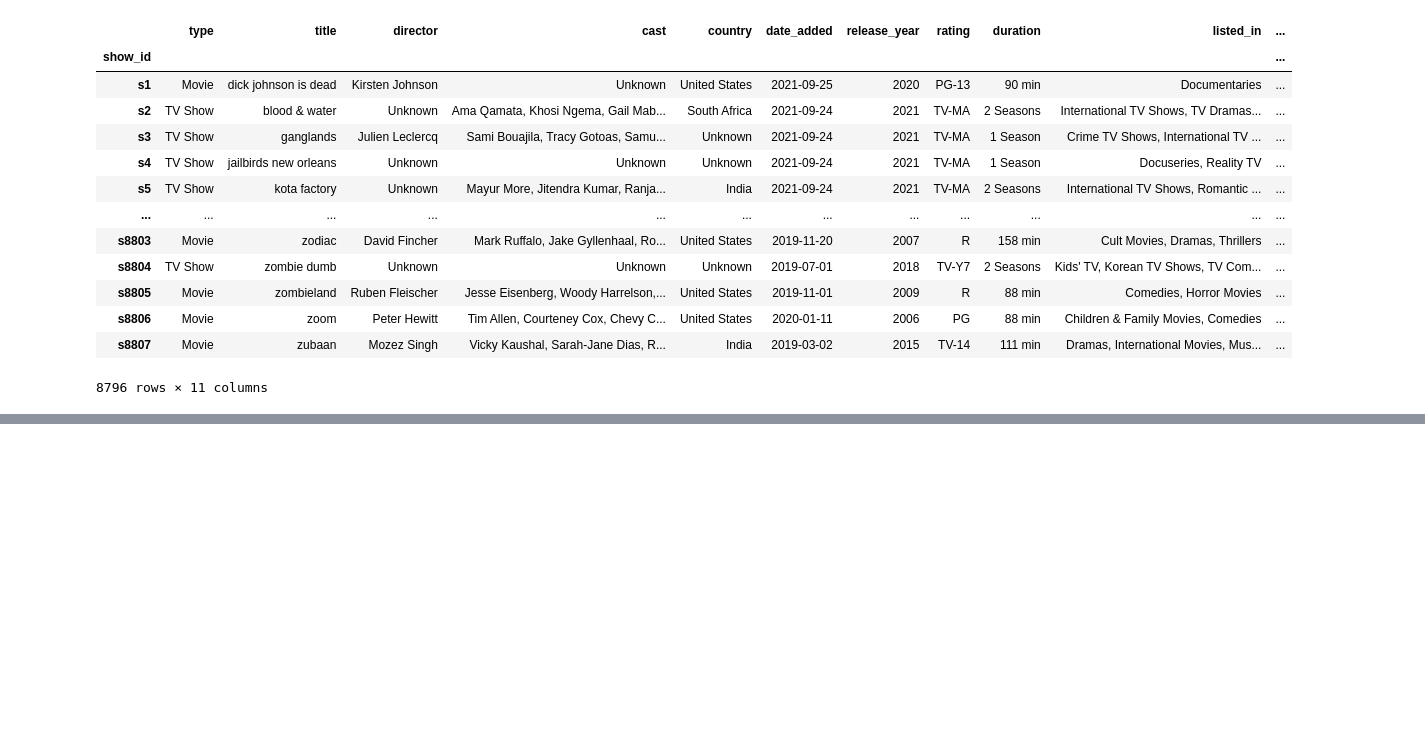
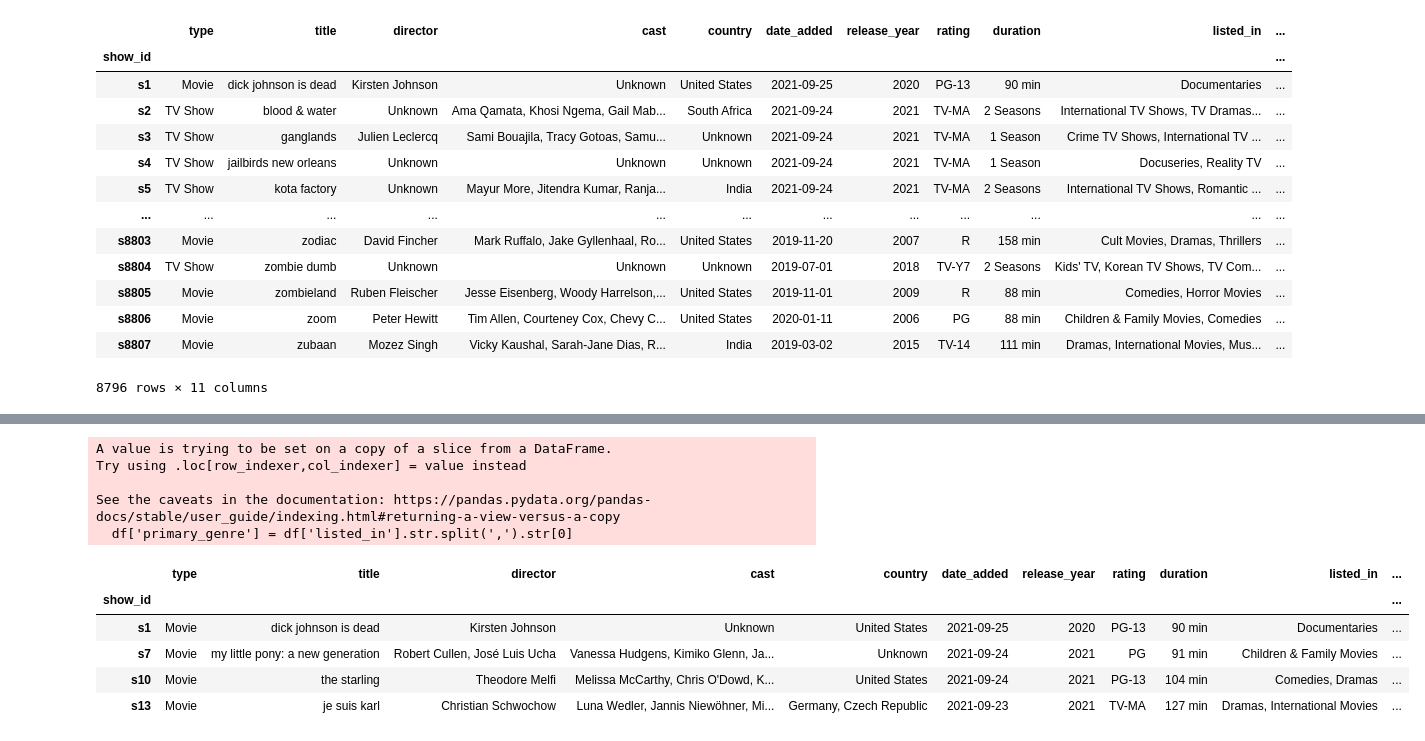
Before and after one commit to HarshChaturvedi19/netflix-data-analysis, a Jupyter notebook: netflix_data_analysis.ipynb, the cells around one changed output, grey strips where cells are left out. Cells and saved outputs as stored; diff of their text form; code cells hidden in the pictures; blank space fills up the shorter version.

Commit message:
data tramsformation

```diff
--- a/netflix_data_analysis.ipynb
+++ b/netflix_data_analysis.ipynb
@@ -289,0 +355,19 @@ df
+# %%
+# extract the first genre from the listed_in column
+df['primary_genre'] = df['listed_in'].str.split(',').str[0]
+# %% [output]
+A value is trying to be set on a copy of a slice from a DataFrame.
+Try using .loc[row_indexer,col_indexer] = value instead
+
+See the caveats in the documentation: https://pandas.pydata.org/pandas-docs/stable/user_guide/indexing.html#returning-a-view-versus-a-copy
+  df['primary_genre'] = df['listed_in'].str.split(',').str[0]
+# %%
+# find the recent movies in the data set
+df[(df['type'] == 'Movie') & (df['release_year'] >= 2020)].head(4)
+# %% [output]
+|  | type | title | director | cast | country | date_added | release_year | rating | duration | listed_in | ... |
+| show_id |  |  |  |  |  |  |  |  |  |  | ... |
+| s1 | Movie | dick johnson is dead | Kirsten Johnson | Unknown | United States | 2021-09-25 | 2020 | PG-13 | 90 min | Documentaries | ... |
+| s7 | Movie | my little pony: a new generation | Robert Cullen, José Luis Ucha | Vanessa Hudgens, Kimiko Glenn, Ja... | Unknown | 2021-09-24 | 2021 | PG | 91 min | Children & Family Movies | ... |
+| s10 | Movie | the starling | Theodore Melfi | Melissa McCarthy, Chris O'Dowd, K... | United States | 2021-09-24 | 2021 | PG-13 | 104 min | Comedies, Dramas | ... |
+| s13 | Movie | je suis karl | Christian Schwochow | Luna Wedler, Jannis Niewöhner, Mi... | Germany, Czech Republic | 2021-09-23 | 2021 | TV-MA | 127 min | Dramas, International Movies | ... |
```
Also changed, not shown: parts of 6 cells of this notebook.
